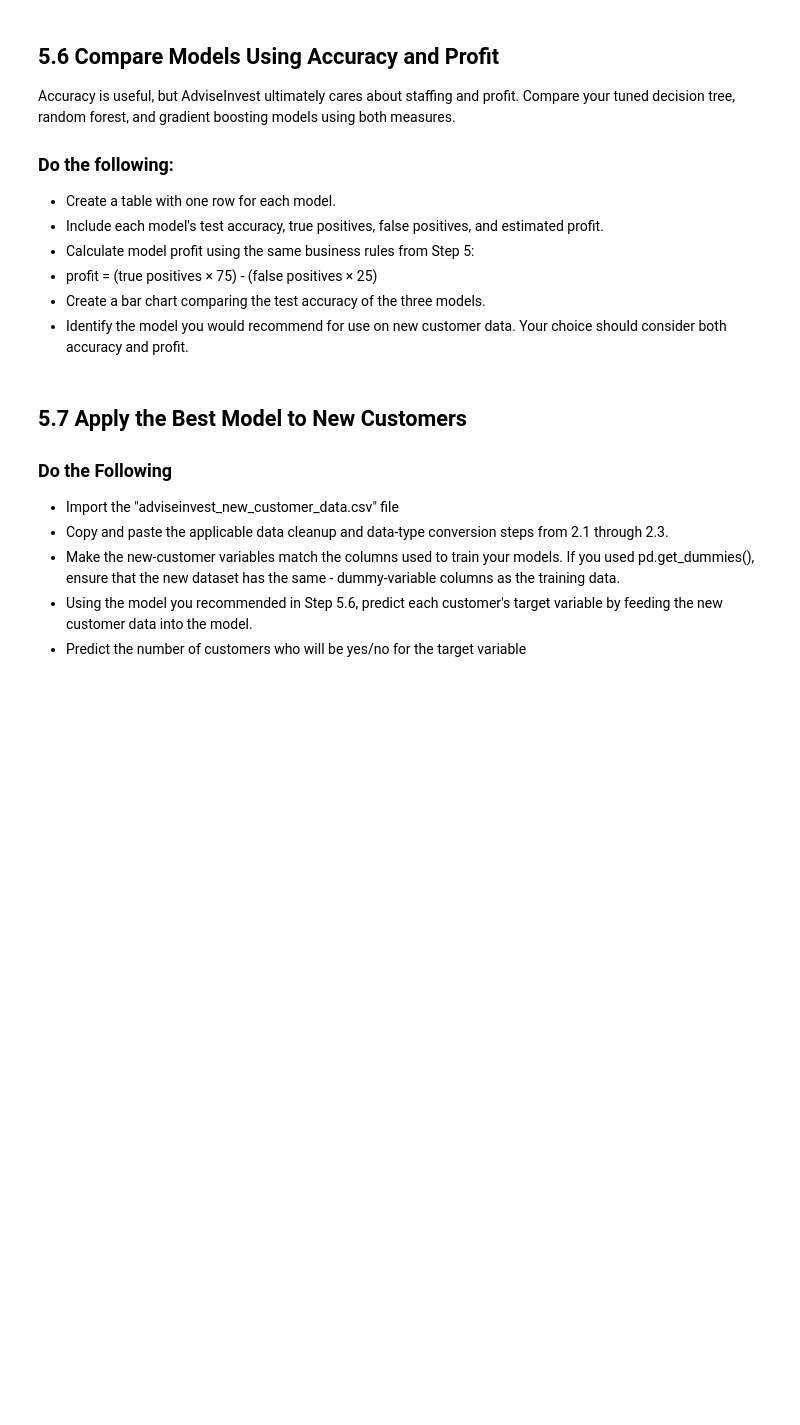
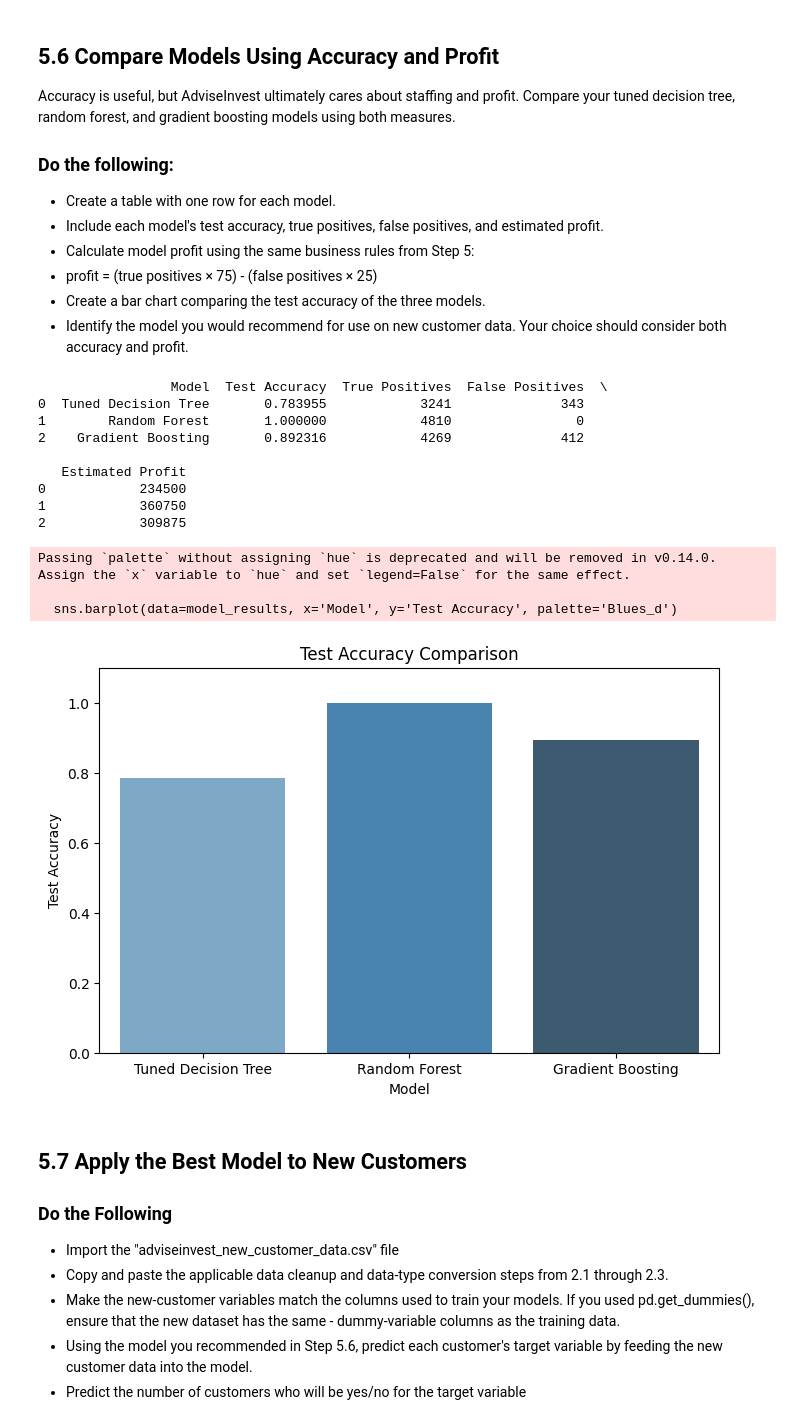
Before and after one commit to jsherwood2/IS-4487, a Jupyter notebook: Assignments/assignment_10_classification.ipynb, the cells around one changed output. Saved outputs shown, nothing was run; the diff lists cells and outputs as text; code cells hidden in the pictures; blank space fills up the shorter version.

```diff
--- a/Assignments/assignment_10_classification.ipynb
+++ b/Assignments/assignment_10_classification.ipynb
@@ -491,3 +559,43 @@ model_results = pd.DataFrame({
+# %%
+# Add code here 🔧
+tuned_pred = tuned_dt.predict(X_test)
+tuned_cm = confusion_matrix(y_test, tuned_pred)
+tree_tp = tuned_cm[1, 1]
+tree_fp = tuned_cm[0, 1]
+tree_profit = (tree_tp * 75) - (tree_fp * 25)
+rf_tp = rf_cm[1, 1]
+rf_fp = rf_cm[0, 1]
+rf_profit = (rf_tp * 75) - (rf_fp * 25)
+gb_tp = gb_cm[1, 1]
+gb_fp = gb_cm[0, 1]
+gb_profit = (gb_tp * 75) - (gb_fp * 25)
+model_results = pd.DataFrame({
+    'Model': ['Tuned Decision Tree', 'Random Forest', 'Gradient Boosting'],
+    'Test Accuracy': [tuned_accuracy, rf_accuracy, gb_accuracy],
+    'True Positives': [tree_tp, rf_tp, gb_tp],
+    'False Positives': [tree_fp, rf_fp, gb_fp],
+    'Estimated Profit': [tree_profit, rf_profit, gb_profit]
+})
+print(model_results)
+plt.figure(figsize=(8, 5))
+sns.barplot(data=model_results, x='Model', y='Test Accuracy', palette='Blues_d')
+plt.title('Test Accuracy Comparison')
+plt.ylim(0, 1.1)
+plt.show()
+# %% [output]
+                 Model  Test Accuracy  True Positives  False Positives  \
+0  Tuned Decision Tree       0.783955            3241              343
+1        Random Forest       1.000000            4810                0
+2    Gradient Boosting       0.892316            4269              412
+
+   Estimated Profit
+0            234500
+1            360750
+2            309875
+Passing `palette` without assigning `hue` is deprecated and will be removed in v0.14.0. Assign the `x` variable to `hue` and set `legend=False` for the same effect.
+
+  sns.barplot(data=model_results, x='Model', y='Test Accuracy', palette='Blues_d')
+[figure, added]
 # %% [markdown]
 ## 5.7 Apply the Best Model to New Customers
 
```
Also changed, not shown: parts of 23 cells of this notebook.
